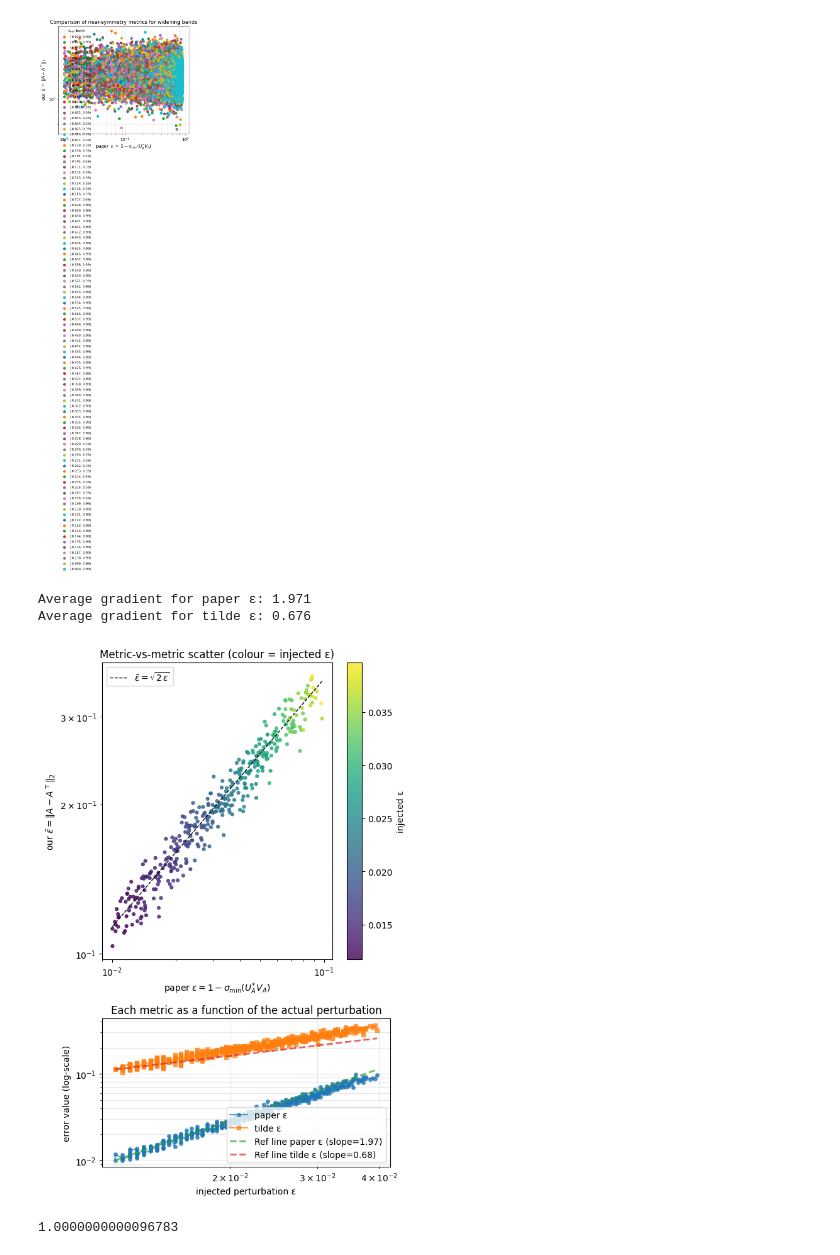
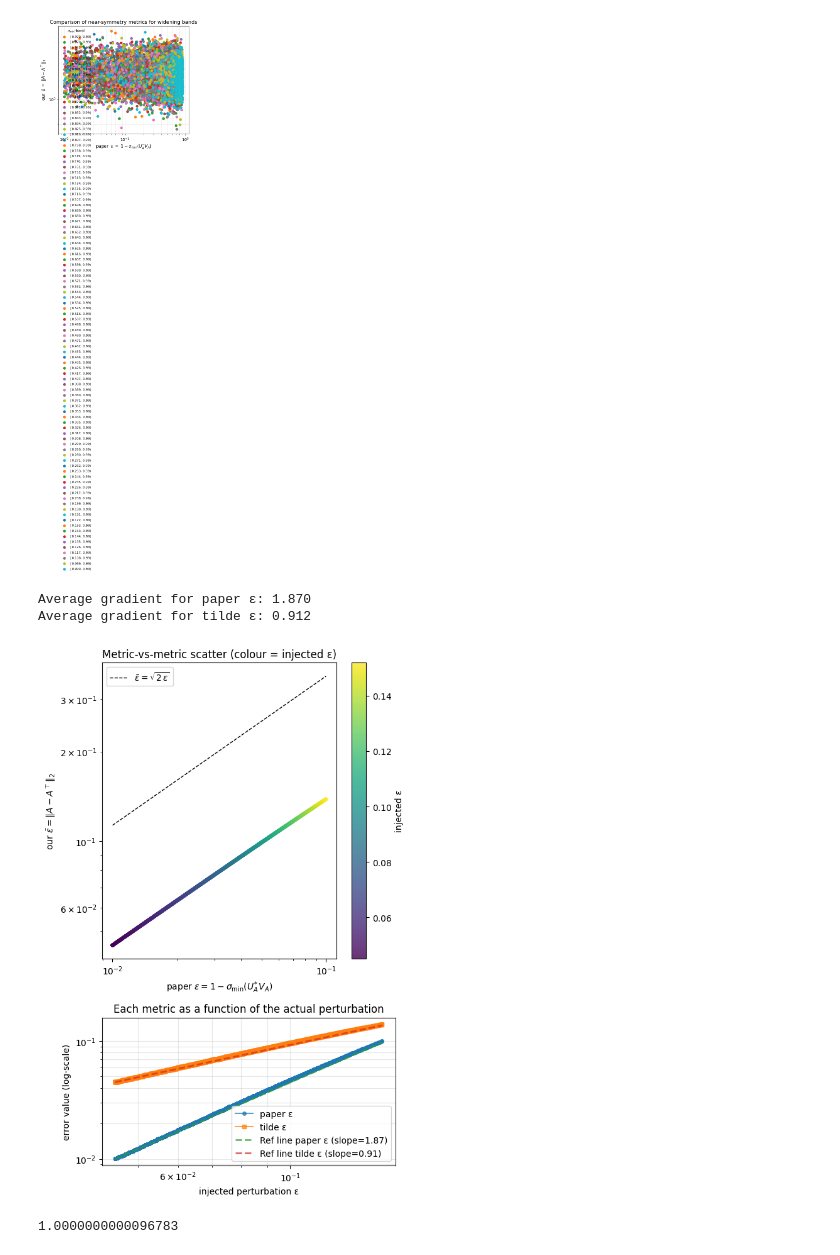
Before and after one commit to Aleks314/Dissertation-MMSC, a Jupyter notebook: dissertation_code_6.ipynb, the cells around one changed output. Drawn from its saved outputs; the diff is of its cells as text; code cells hidden in the pictures.

```diff
--- a/dissertation_code_6.ipynb
+++ b/dissertation_code_6.ipynb
@@ -229,11 +229,28 @@ band [0.988, 0.99) produced 0 samples
 import numpy as np
 import matplotlib.pyplot as plt
 from scipy.linalg import qr, svd, norm, expm
+import scipy.linalg  # Add this import
 
 # -------- 1. fixed data  -------------------------------------------------
 n, r   = 100, 10
 rng    = np.random.default_rng(123)
 U_A, _ = qr(rng.standard_normal((n, r)), mode="economic")
+
+Σ = np.diag([1e2, 1e1, 1, .1, .01, .01, .01, 1e-7, 1e-7, 1e-7][::-1])
+
+eps_grid     = np.linspace(0.0, 0.25, 600)          # now represents theta angles
+upper_sigma  = 0.99
+deltas       = np.linspace(2e-4, 9e-2, 10)          # widening windows
+
+# containers for ALL points
+all_eps_paper, all_tilde, all_eps_injected = [], [], []
+
+# The code below is if you wish to form V_A in a different way
+"""
+# -------- 1. fixed data  -------------------------------------------------
+n, r   = 100, 10
+rng    = np.random.default_rng(123)
+UA,  = qr(rng.standard_normal((n, r)), mode="economic")
 
 Σ = np.diag([1e2, 1e1, 1, .1, .01, .01, .01, 1e-7, 1e-7, 1e-7][::-1])
 
@@ -252,7 +269,7 @@ for Δ in deltas:
         S = 0.5 * (S - S.T) / norm(S, 2)
         noise  = rng.standard_normal((n, r))
         noise -= U_A @ (U_A.T @ noise)
-        V_A, _ = qr(U_A + eps * noise, mode="economic")
+        VA,  = qr(U_A + eps * noise, mode="economic")
 
         sigma_min = svd(U_A.T @ V_A, compute_uv=False)[-1]
         if lower_sigma <= sigma_min < upper_sigma:
@@ -261,6 +278,32 @@ for Δ in deltas:
             all_eps_paper.append(1.0 - sigma_min)
             all_tilde.append(norm(A - A.T, 2))
             all_eps_injected.append(eps)
+"""
+
+for Δ in deltas:
+    lower_sigma = upper_sigma - Δ
+    for theta in eps_grid:  # Changed: eps -> theta
+        n, r = U_A.shape
+        # Prepare z (orthogonal to span(U_A), normed)
+        z = rng.standard_normal((n, 1))
+        z -= U_A @ (U_A.T @ z)
+        z /= np.linalg.norm(z)
+
+        V_A = U_A.copy()
+        c, s = np.cos(theta), np.sin(theta)
+        # Perturb every column by the same angle theta
+        for j in range(r):
+            V_A[:, [j]] = c * U_A[:, [j]] + s * z
+        V_A, _ = scipy.linalg.qr(V_A, mode="economic")
+
+        sigma_min = svd(U_A.T @ V_A, compute_uv=False)[-1]
+        if lower_sigma <= sigma_min < upper_sigma:
+            A = U_A @ Σ @ V_A.T
+            A /= norm(A,2)
+            all_eps_paper.append(1.0 - sigma_min)
+            all_tilde.append(norm(A - A.T, 2))
+            all_eps_injected.append(theta)  # Changed: eps -> theta
+
 
 # convert to arrays for easy plotting / sorting
 all_eps_paper     = np.array(all_eps_paper)
@@ -333,36 +376,36 @@ if len(eps_unique) > 3:
 
     # Plot reference lines with the calculated slopes
     x_ref = eps_unique
     if np.isfinite(avg_gradient_paper) and abs(avg_gradient_paper) < 100:
         # Create a reference line: y = C * x^slope
         # Use the first data point to determine the constant C
         C_paper = paper_unique[0] / (eps_unique[0] ** avg_gradient_paper)
         y_ref_paper = C_paper * (x_ref ** avg_gradient_paper)
         ax_curves.loglog(x_ref, y_ref_paper, '--', alpha=0.7, linewidth=2,
                          label=f'Ref line paper ε (slope={avg_gradient_paper:.2f})')
 
     if np.isfinite(avg_gradient_tilde) and abs(avg_gradient_tilde) < 100:
         # Create a reference line: y = C * x^slope
         C_tilde = tilde_unique[0] / (eps_unique[0] ** avg_gradient_tilde)
         y_ref_tilde = C_tilde * (x_ref ** avg_gradient_tilde)
         ax_curves.loglog(x_ref, y_ref_tilde, '--', alpha=0.7, linewidth=2,
                          label=f'Ref line tilde ε (slope={avg_gradient_tilde:.2f})')
 
     # Update legend to include gradient lines
     ax_curves.legend()
 
     # Print gradient values
     print(f"Average gradient for paper ε: {avg_gradient_paper:.3f}")
     print(f"Average gradient for tilde ε: {avg_gradient_tilde:.3f}")
 else:
     print("Not enough unique points for gradient calculation")
 
 plt.tight_layout()
 plt.show()
 # %% [output]
-Average gradient for paper ε: 1.971
-Average gradient for tilde ε: 0.676
+Average gradient for paper ε: 1.870
+Average gradient for tilde ε: 0.912
-[figure, old version]
+[figure, new version]
 # %%
 matrix = [[0, -1000], [1000,0]]
 
```
